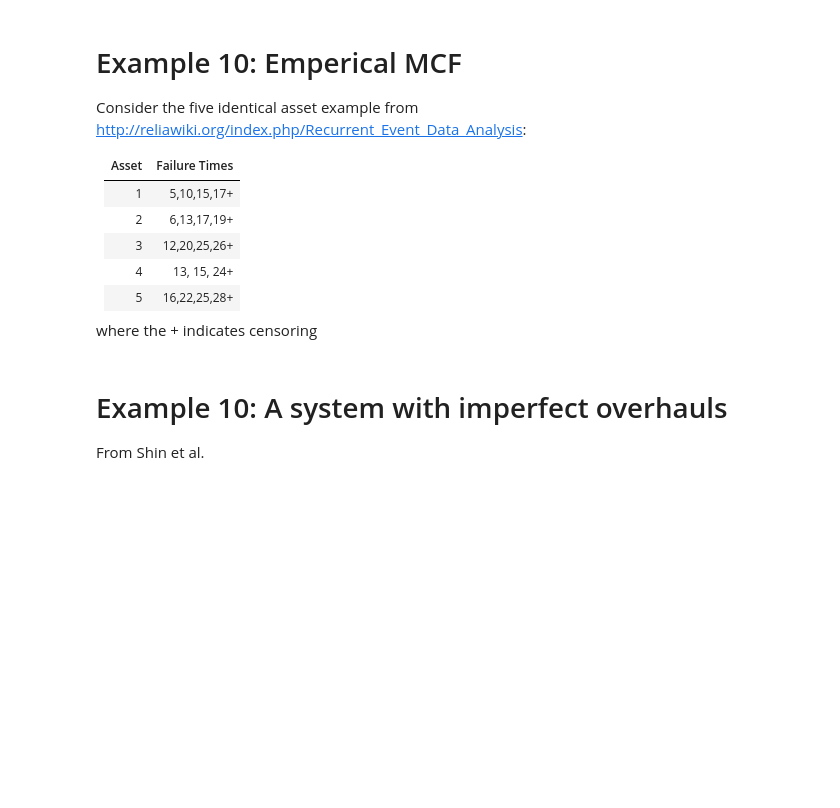
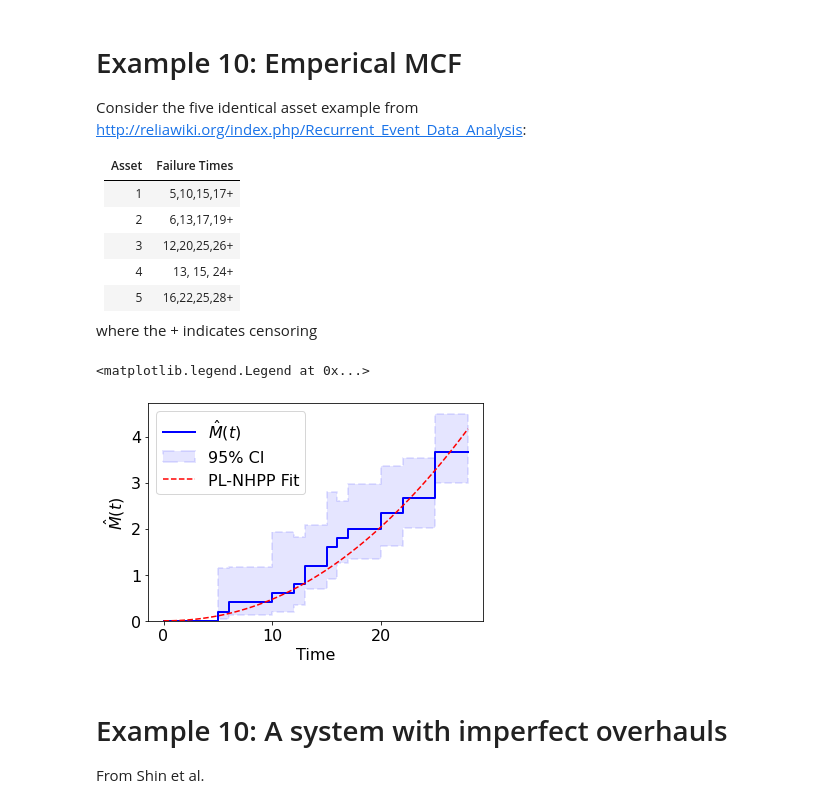
Before and after one commit to cholette/reliability, a Jupyter notebook: Python/reliabilty_and_mle_examples.ipynb, the cells around one changed output. Saved outputs shown, nothing was run; the diff lists cells and outputs as text; code cells hidden in the pictures; blank space fills up the shorter version.

Commit message:
Fixed emcf handling of suspension times and added an error for non-time-truncated data in power_law_nhpp.fit method. Other truncation cases will likely be added later.

```diff
--- a/Python/reliabilty_and_mle_examples.ipynb
+++ b/Python/reliabilty_and_mle_examples.ipynb
@@ -252,11 +264,20 @@ where the + indicates censoring
 # %%
 failures = [    [5,10,15],\
                 [6,13,17],\
                 [12,20,25],\
                 [13,15],\
                 [16,22,25] ]
 suspension_times = [17,19,26,24,28]
-t,M,ML,MU,f,a = ra.empirical_mean_cumulative_function(failures,suspension_times,confidence_interval="logit")
+t,M,ML,MU,f,a = ra.empirical_mean_cumulative_function(failures,suspension_times=suspension_times,confidence_interval="logit")
+crow = ra.power_law_nhpp(1,1)
+p_hat,p_ci = crow.fit(failures,truncation_times=suspension_times)
+crow.parameters = p_hat
+t = np.linspace(0,t[-1],100)
+a.plot(t,crow.cumulative_intensity(t),label='PL-NHPP Fit',color='red',linestyle='--')
+plt.legend()
+# %% [output]
+<matplotlib.legend.Legend at 0x...>
+[figure, added]
 # %% [markdown]
 # Example 10: A system with imperfect overhauls
 From Shin et al.
```
Also changed, not shown: parts of 6 cells of this notebook, 2 other files.
